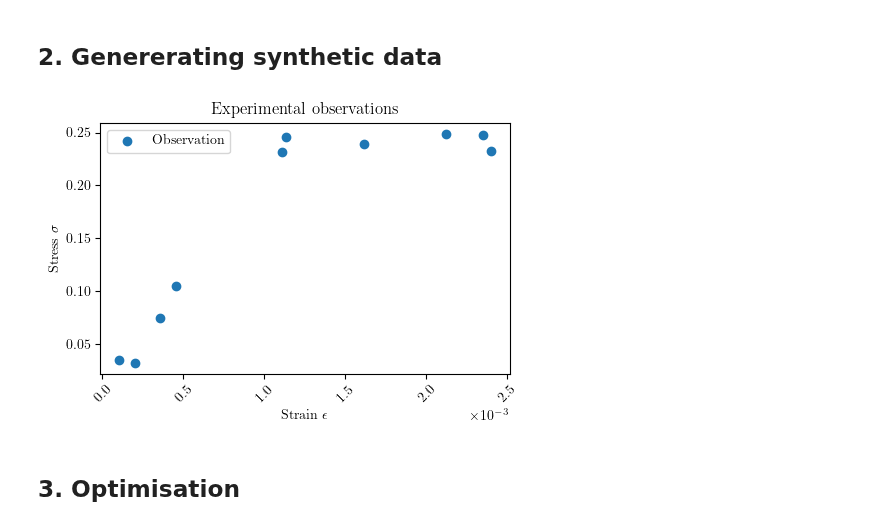
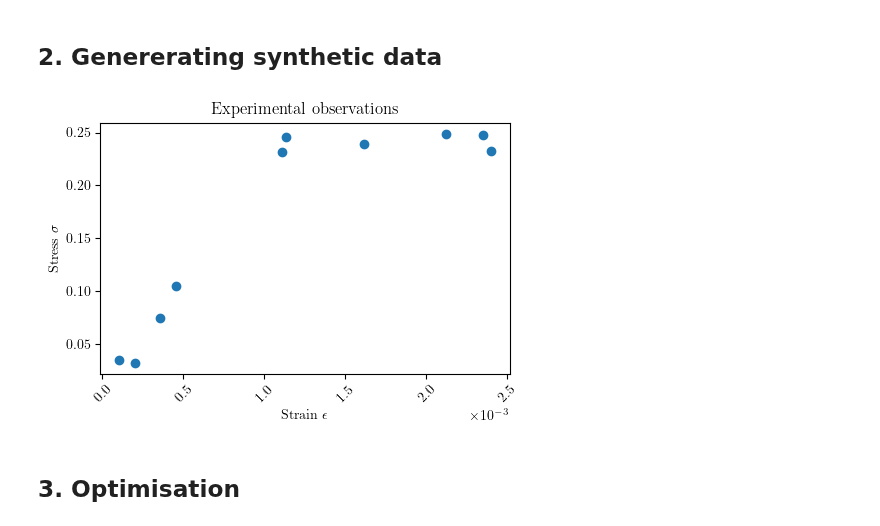
Before and after one commit to mark-hobbs/articles, a Jupyter notebook: bayesian-inference/linear-elasticity-perfect-plasticity.ipynb, the cells around one changed output. Cells and saved outputs as stored; diff of their text form; code cells hidden in the pictures.

```diff
--- a/bayesian-inference/linear-elasticity-perfect-plasticity.ipynb
+++ b/bayesian-inference/linear-elasticity-perfect-plasticity.ipynb
@@ -137,26 +141,26 @@ class LinearElasticPerfectlyPlastic(BaseModel):
 # %%
 np.random.seed(22) # 19
 
 sigma = 0.01  # standard deviation of the noise
 n_observations = 10
 x = np.linspace(0, 2.5e-3, 100)
 strain_observed = np.random.choice(x, n_observations)
 stress_observed = compute_stress(E, stress_y, strain_observed) + np.random.normal(
     scale=sigma, size=strain_observed.shape[0]
 )
 
 plt.figure(figsize=(5, 3.5))
 plt.scatter(strain_observed, stress_observed, label="Observation")
 plt.title("Experimental observations")
 plt.xlabel("Strain $\epsilon$")
 plt.ylabel("Stress $\sigma$")
 plt.xticks(rotation=45)
 plt.ticklabel_format(axis='x', style='sci', scilimits=(-2, 2))
-plt.legend()
+# plt.legend()
 plt.tight_layout()
 plt.savefig("figures/linear-elastic-perfectly-plastic-experimental-observations.png", dpi=300)
 # %% [output]
-[figure, old version]
+[figure, new version]
 # %% [markdown]
 ## 3. Optimisation
 # %%
```
Also changed, not shown: parts of 5 cells of this notebook, 6 other files.
